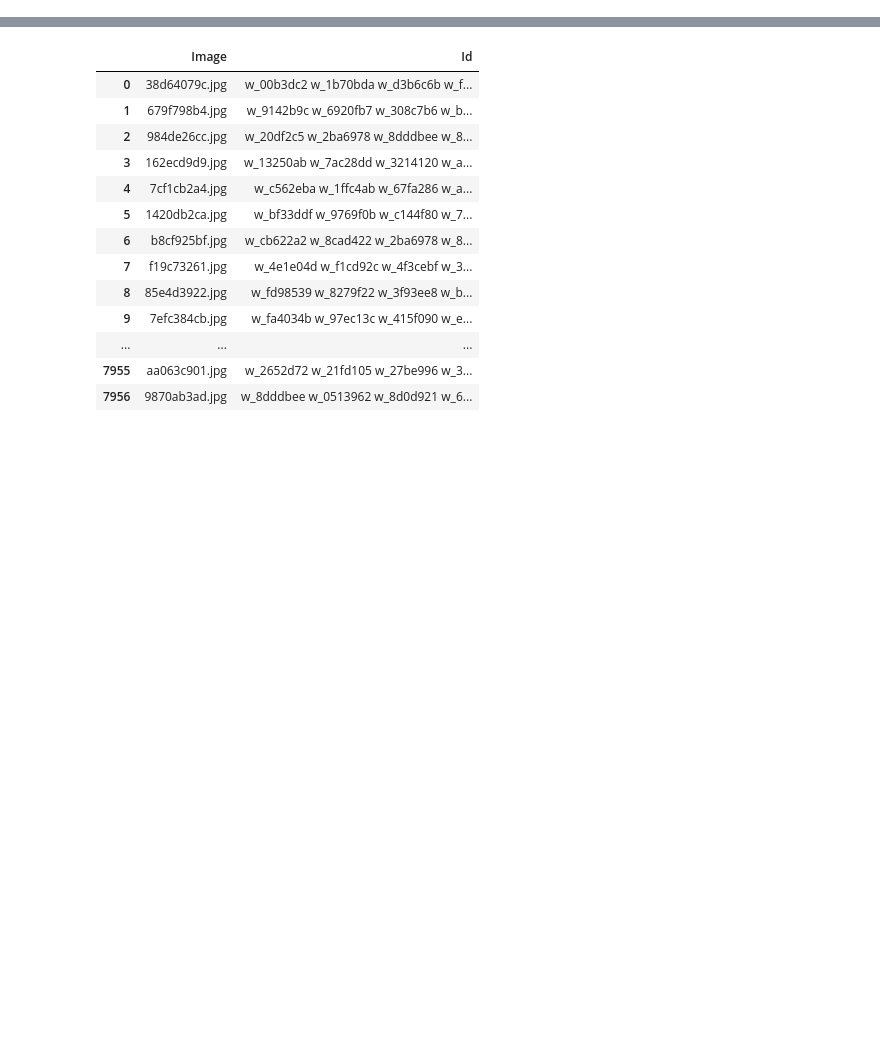
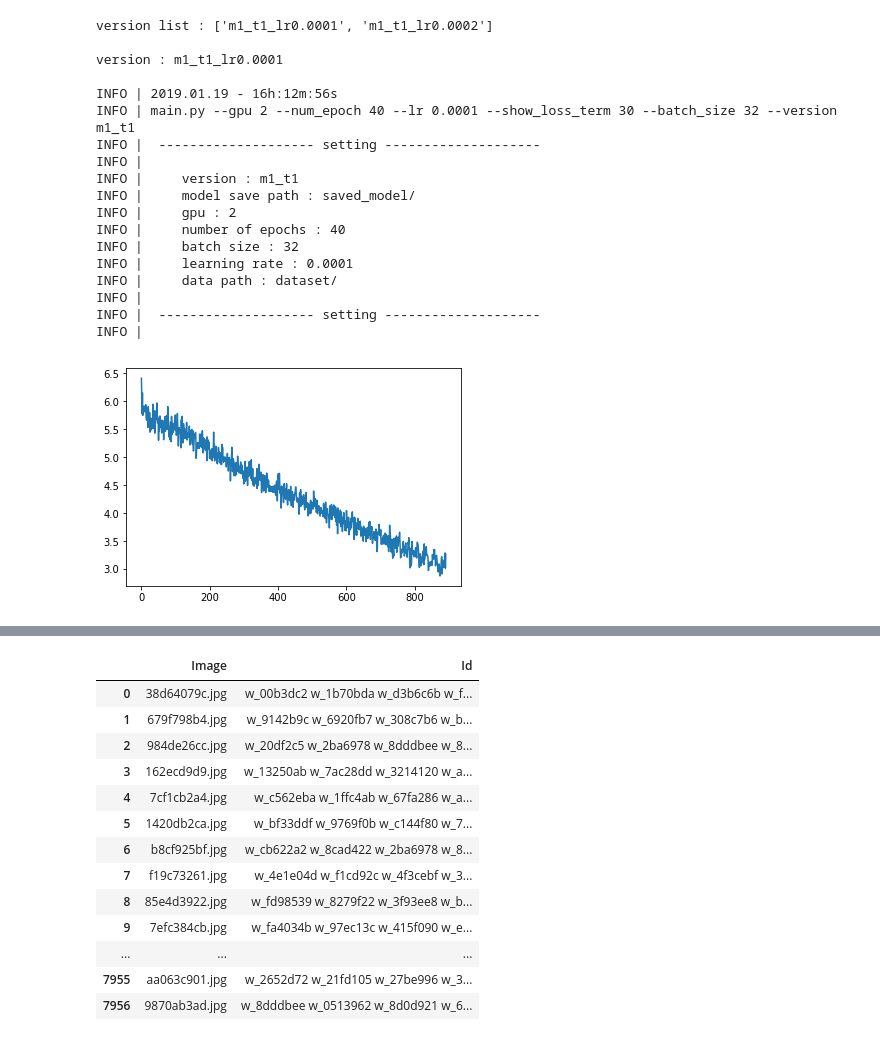
Before and after one commit to ts-kim/MyProject, a Jupyter notebook: visualization_loss.ipynb, the cells around one changed output, grey strips where cells are left out. Cells and saved outputs as stored; diff of their text form; code cells hidden in the pictures; blank space fills up the shorter version.

```diff
--- a/visualization_loss.ipynb
+++ b/visualization_loss.ipynb
@@ -87,0 +79,72 @@ INFO |     epoch 39/40 done | avg.loss : 0.32265
+# %%
+import os
+versions = os.listdir('log')
+for i, item in enumerate(versions):
+    versions[i] = item[:-4]
+
+version = versions[-2]
+print('version list : {}'.format(versions))
+print()
+print('version : {}'.format(version))
+print()
+
+%matplotlib inline
+import matplotlib.pyplot as plt
+path = 'log/'+version+'.log'
+with open(path,'r') as f:
+    lines = f.readlines()
+
+for i, line in enumerate(lines):
+    if '------- model training start -------' in line :
+        idx = i
+        break
+    print(line.strip())
+
+xs = []
+ys = []
+flag = 0
+
+
+for i,line in enumerate(lines):
+    if i<idx:
+        continue
+    if 'DEBUG' not in line:
+        continue
+    if 'completed' in line :
+        break
+    xs.append(i-idx)
+    ys.append(float(line.split()[-1]))
+
+
+#plt.scatter(xs,ys)
+plt.plot(xs,ys)
+plt.show()
+
+for i,line in enumerate(lines):
+    if i<idx:
+        continue
+    if 'completed' in line:
+        print(line)
+        break
+    if 'INFO' in line:
+        print(line.strip())
+# %% [output]
+version list : ['m1_t1_lr0.0001', 'm1_t1_lr0.0002']
+
+version : m1_t1_lr0.0001
+
+INFO | 2019.01.19 - 16h:12m:56s
+INFO | main.py --gpu 2 --num_epoch 40 --lr 0.0001 --show_loss_term 30 --batch_size 32 --version m1_t1
+INFO |  -------------------- setting --------------------
+INFO |
+INFO |     version : m1_t1
+INFO |     model save path : saved_model/
+INFO |     gpu : 2
+INFO |     number of epochs : 40
+INFO |     batch size : 32
+INFO |     learning rate : 0.0001
+INFO |     data path : dataset/
+INFO |
+INFO |  -------------------- setting --------------------
+INFO |
+[figure, added]
```
Also changed, not shown: parts of 8 cells of this notebook, 1 other file.
